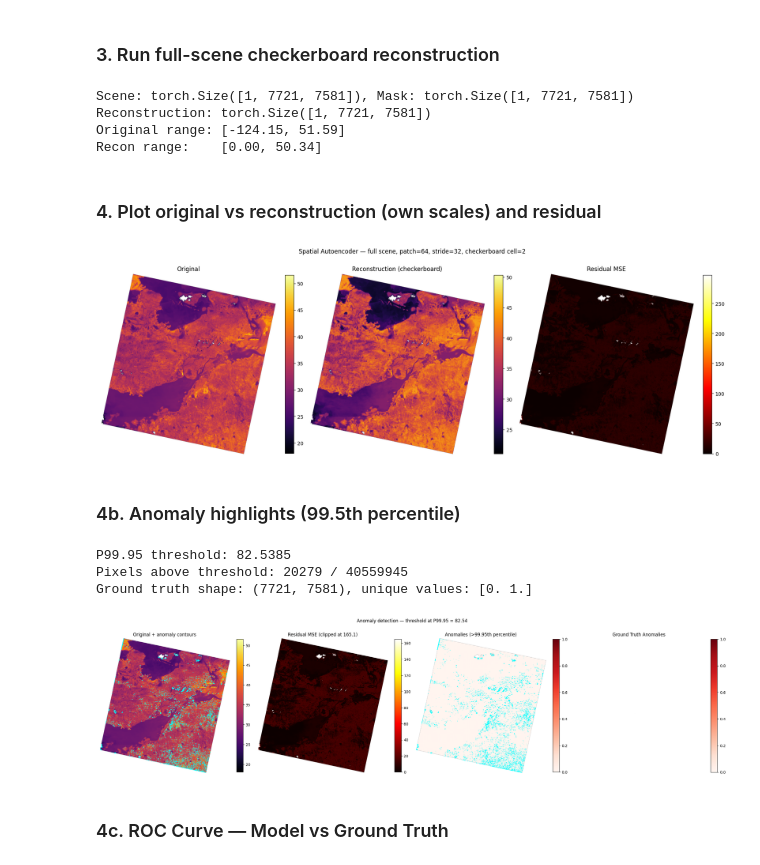
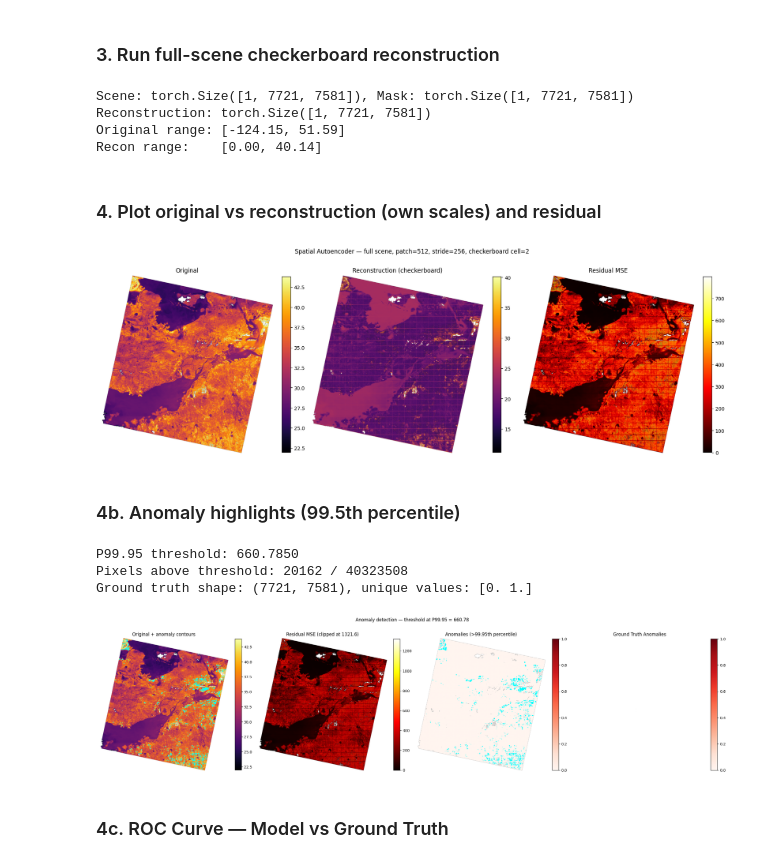
Before and after one commit to rashwin88/hsi-anomaly-foundations-allotrope, a Jupyter notebook: exploratory_analyses/spatial_ae_inference_demo.ipynb, the cells around one changed output. Drawn from its saved outputs; the diff is of its cells as text; code cells hidden in the pictures.

```diff
--- a/exploratory_analyses/spatial_ae_inference_demo.ipynb
+++ b/exploratory_analyses/spatial_ae_inference_demo.ipynb
@@ -58,11 +58,11 @@ Validity mask shape: (1, 7721, 7581)
 from app.models.training.inference_config import InferenceConfig
 from app.foundation_models.inferencers.inferencer_factory import get_inferencer
 
-PATCH_SIZE = 64
+PATCH_SIZE = 512
 
 CHECKPOINT = os.path.join(
     PROJECT_ROOT,
-    "checkpoints/spatial_autoencoder_v6.1.0_epoch58.pt",
+    "checkpoints/spatial_autoencoder_v8.1.0_epoch29.pt",
 )
 
 config = InferenceConfig(
@@ -71,7 +71,7 @@ config = InferenceConfig(
         "model_type": "spatial_autoencoder",
         "in_channels": 1,
         "base_channels": 32,
-        "num_stages": 3,
+        "num_stages": 4,
     },
     checkpoint_path=CHECKPOINT,
     patch_size=PATCH_SIZE,
@@ -91,13 +91,13 @@ print(f"Scene: {scene_tensor.shape}, Mask: {mask_tensor.shape}")
 reconstruction = inferencer.predict_full_scene(scene_tensor, mask_tensor)  # (1, H, W)
 
 print(f"Reconstruction: {reconstruction.shape}")
-print(f"Original range: [{scene_tensor.min():.2f}, {scene_tensor.max():.2f}]")
-print(f"Recon range:    [{reconstruction.min():.2f}, {reconstruction.max():.2f}]")
+print(f"Original range: [{(scene_tensor*mask_tensor).min():.2f}, {(scene_tensor*mask_tensor).max():.2f}]")
+print(f"Recon range:    [{(reconstruction*mask_tensor).min():.2f}, {(reconstruction*mask_tensor).max():.2f}]")
 # %% [output]
 Scene: torch.Size([1, 7721, 7581]), Mask: torch.Size([1, 7721, 7581])
 Reconstruction: torch.Size([1, 7721, 7581])
 Original range: [-124.15, 51.59]
-Recon range:    [0.00, 50.34]
+Recon range:    [0.00, 40.14]
 # %% [markdown]
 ### 4. Plot original vs reconstruction (own scales) and residual
 # %%
@@ -138,63 +138,15 @@ plt.suptitle(
 plt.tight_layout()
 plt.show()
 # %% [output]
-[figure, old version]
+[figure, new version]
 # %% [markdown]
 ### 4b. Anomaly highlights (99.5th percentile)
 # %%
-
-
-
-
-
-
-
-
-
-
-
-
-
-
-
-
-
-
-
-
-
-
-
-
-
-
-
-
-
-
-
-
-
-
-
-
-
 PERCENTILE = 99.95
 
 # Compute threshold on valid pixels only
 valid_residuals = residual[mask == 1]
-threshold = np.percentile(valid_residuals, PE
-
-
-
-
-
-
-
-
-
-
-                          RCENTILE)
+threshold = np.percentile(valid_residuals, PERCENTILE)
 print(f"P{PERCENTILE} threshold: {threshold:.4f}")
 print(f"Pixels above threshold: {(valid_residuals > threshold).sum()} / {valid_residuals.size}")
 
@@ -222,36 +174,36 @@ plt.colorbar(im0, ax=axes[0], fraction=0.046, pad=0.04)
 
 # Residual MSE clipped at threshold to show detail in the hot tail
 im1 = axes[1].imshow(residual_masked, cmap="hot", vmin=0, vmax=threshold * 2)
 axes[1].set_title(f"Residual MSE (clipped at {threshold*2:.1f})")
 plt.colorbar(im1, ax=axes[1], fraction=0.046, pad=0.04)
 
 # Binary anomaly map
 anomaly_display = np.ma.masked_where(mask == 0, anomaly_binary)
 im2 = axes[2].imshow(anomaly_display, cmap="Reds", vmin=0, vmax=1)
 axes[2].contour(anomaly_binary, levels=[0.5], colors="cyan", linewidths=1.5)
 axes[2].set_title(f"Anomalies (>{PERCENTILE}th percentile)")
 plt.colorbar(im2, ax=axes[2], fraction=0.046, pad=0.04)
 
 # Ground truth
 gt_masked = np.ma.masked_where(gt_data == 0, gt_data)
 im3 = axes[3].imshow(gt_masked, cmap="Reds", vmin=0, vmax=gt_data.max())
 axes[3].set_title("Ground Truth Anomalies")
 plt.colorbar(im3, ax=axes[3], fraction=0.046, pad=0.04)
 
 for ax in axes:
     ax.axis("off")
 
 plt.suptitle(
     f"Anomaly detection — threshold at P{PERCENTILE} = {threshold:.2f}",
     y=1.02,
 )
 plt.tight_layout()
 plt.show()
 # %% [output]
-P99.95 threshold: 82.5385
-Pixels above threshold: 20279 / 40559945
+P99.95 threshold: 660.7850
+Pixels above threshold: 20162 / 40323508
 Ground truth shape: (7721, 7581), unique values: [0. 1.]
-[figure, old version]
+[figure, new version]
 # %% [markdown]
 ### 4c. ROC Curve — Model vs Ground Truth
 # %%
```
Also changed, not shown: parts of 2 cells of this notebook, 1 other file.
